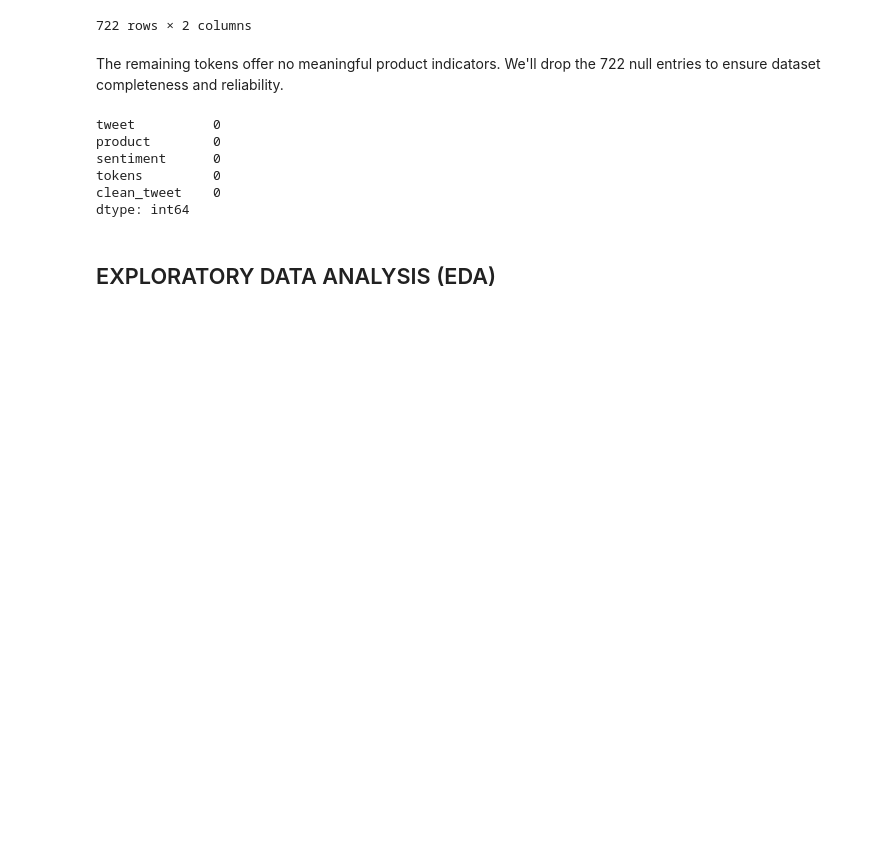
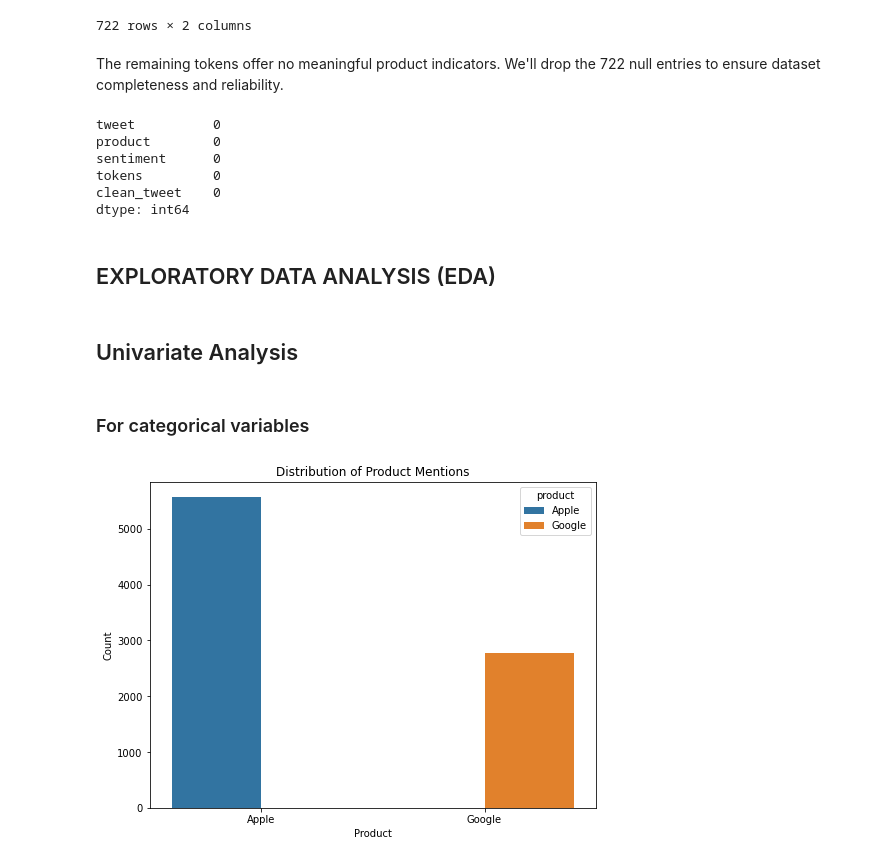
Before and after one commit to Vain-Guy/TechTones, a Jupyter notebook: techtones.ipynb, the cells around one changed output. Saved outputs shown, nothing was run; the diff lists cells and outputs as text; code cells hidden in the pictures; blank space fills up the shorter version.

```diff
--- a/techtones.ipynb
+++ b/techtones.ipynb
@@ -88,7 +88,6 @@ import pandas as pd          # Data manipulation
 
 # Visualization
 import matplotlib.pyplot as plt
-plt.style.use('seaborn-v0_8-whitegrid')
 import seaborn as sns
 
 # String manipulation
@@ -138,7 +137,7 @@ pd.set_option('display.max_colwidth', None)
 # %% [markdown]
 Now we load the data.
 # %%
-df = pd.read_csv("C:\\Users\\lenovo\\OneDrive\\Desktop\\DS\\PROJECTS\\TechTones\\Apple and Google Twitter Sentiments.csv", encoding="ISO-8859-1")
+df = pd.read_csv("judge-1377884607_tweet_product_company.csv", encoding="ISO-8859-1")
 df
 # %% [output]
 |  | tweet_text | emotion_in_tweet_is_directed_at | is_there_an_emotion_directed_at_a... |
@@ -523,3 +520,18 @@ clean_tweet    0
 dtype: int64
 # %% [markdown]
 ## EXPLORATORY DATA ANALYSIS (EDA)
+# %% [markdown]
+## Univariate Analysis
+# %% [markdown]
+### For categorical variables
+# %%
+# Count plot for product (bar chart)
+
+plt.figure(figsize = (8,6))
+sns.countplot(data=df, x="product", hue = 'product')
+plt.title('Distribution of Product Mentions')
+plt.xlabel('Product')
+plt.ylabel('Count')
+plt.show()
+# %% [output]
+[figure, added]
```
Also changed, not shown: parts of 22 cells of this notebook.
